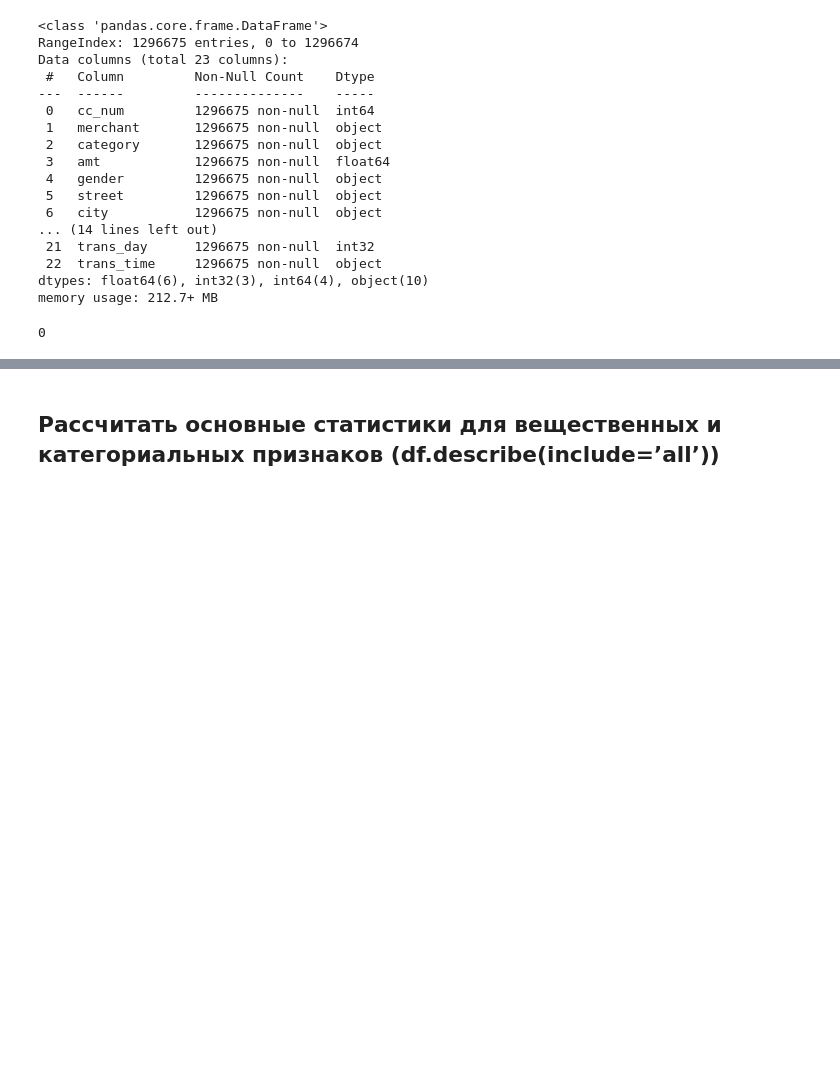
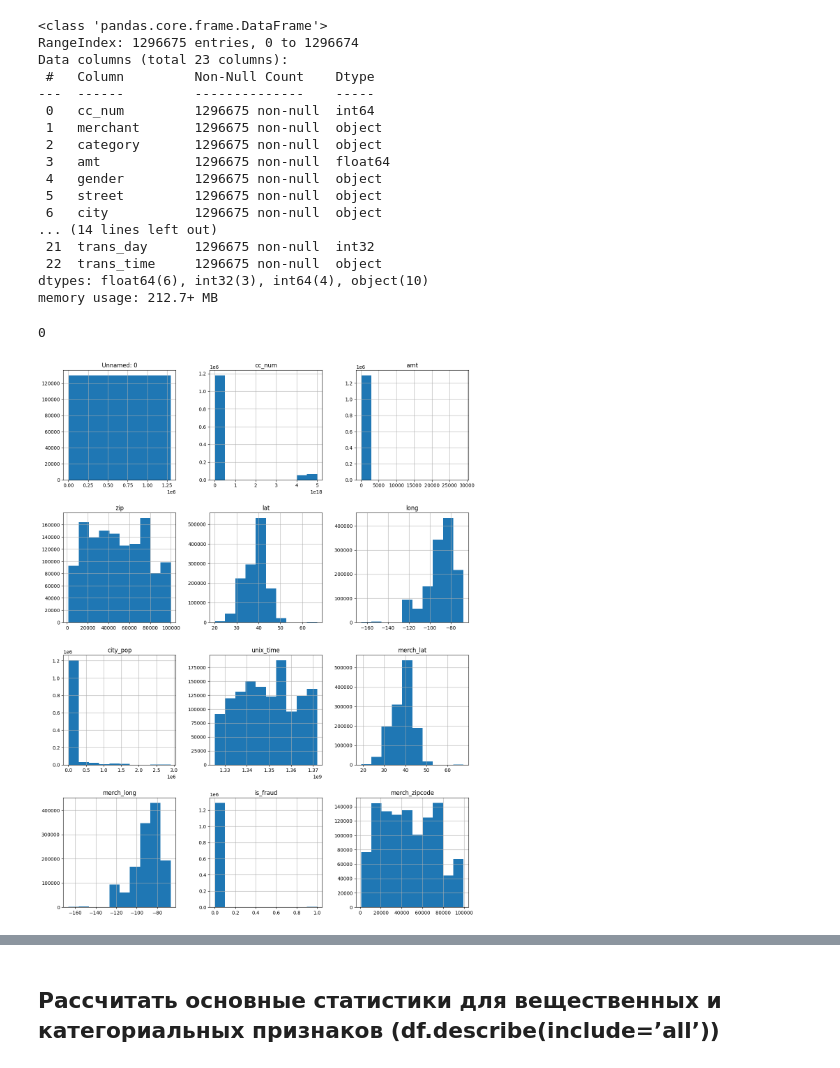
Before and after one commit to gosha22008/year_project_HSE, a Jupyter notebook: AI_2024_YEAR_PROJECT.ipynb, the cells around one changed output, grey strips where cells are left out. Cells and saved outputs as stored; diff of their text form; code cells hidden in the pictures; blank space fills up the shorter version.

```diff
--- a/AI_2024_YEAR_PROJECT.ipynb
+++ b/AI_2024_YEAR_PROJECT.ipynb
@@ -143,3 +143,8 @@ memory usage: 212.7+ MB
 data.duplicated().sum() # полных дубликатов нет
 # %% [output]
 0
+# %%
+data.hist(figsize=(15, 20))
+plt.show()
+# %% [output]
+[figure, added]
```
Also changed, not shown: parts of 3 cells of this notebook.
